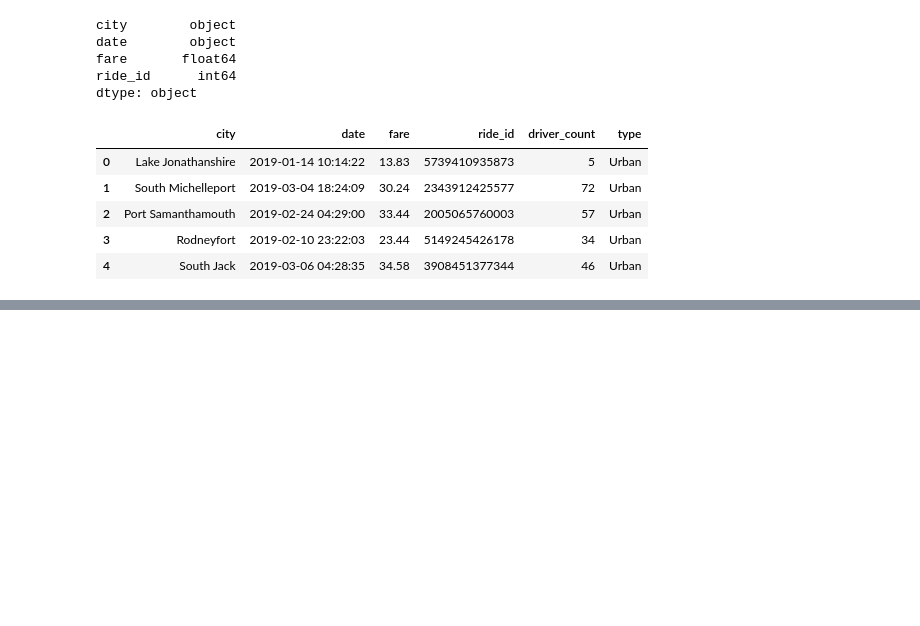
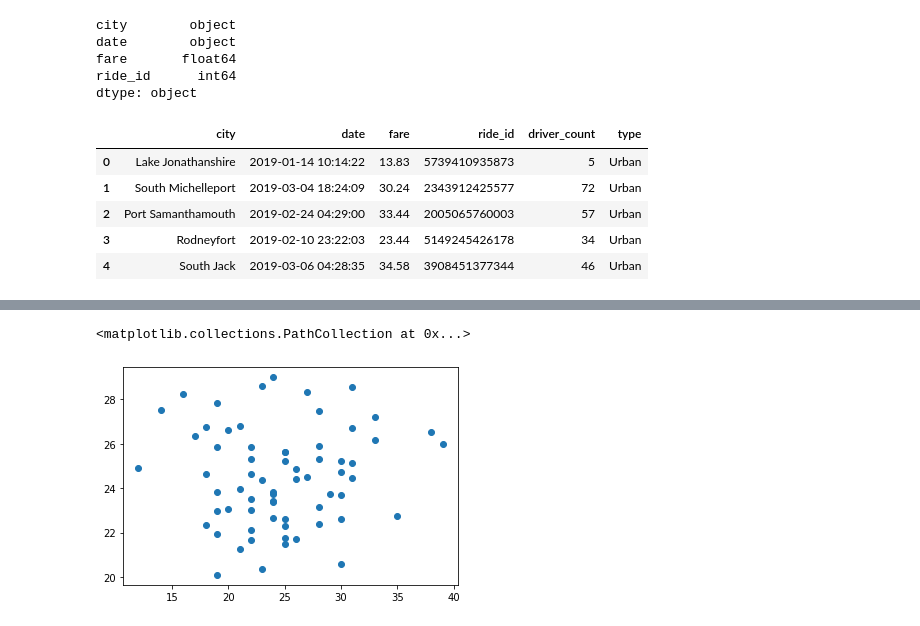
Before and after one commit to svmanohar/PyBer_Analysis, a Jupyter notebook: PyBer.ipynb, the cells around one changed output, grey strips where cells are left out. Saved outputs shown, nothing was run; the diff lists cells and outputs as text; code cells hidden in the pictures; blank space fills up the shorter version.

Commit message:
Added bubble plot and output

```diff
--- a/PyBer.ipynb
+++ b/PyBer.ipynb
@@ -143,3 +143,20 @@ pyber_data_df.head()
 | 2 | Port Samanthamouth | 2019-02-24 04:29:00 | 33.44 | 2005065760003 | 57 | Urban |
 | 3 | Rodneyfort | 2019-02-10 23:22:03 | 23.44 | 5149245426178 | 34 | Urban |
 | 4 | South Jack | 2019-03-06 04:28:35 | 34.58 | 3908451377344 | 46 | Urban |
+# %%
+# Creating a bubble chart plotting total number of rides (per city) against the average fare, with driver count per city reflected in bubble size
+
+# To do this, we need to find the following metrics:
+    # 1. Avg fare for each city
+    # 2. Total number of rides for each city type
+    # 3. Size of marker/bubble correspond to # of drivers in city
+
+# Since we're working with three city types (urban, suburban, rural), it would be efficient to split our dataframe into three sub dataframes to run analyses on
+
+# Create the Urban city DataFrame.
+urban_cities_df = pyber_data_df[pyber_data_df["type"] == "Urban"]
+
+# Create the Suburban and Rural city DataFrames.
+suburban_cities_df = pyber_data_df[pyber_data_df["type"] == "Suburban"]
+rural_cities_df = pyber_data_df[pyber_data_df["type"] == "Rural"]
+rural_cities_df.head()
@@ -145,0 +170,7 @@ pyber_data_df.head()
+# %%
+# To find the # of rides per city (X-axis), we need to use a function to count the # of each city
+
+# We can use the groupby() function to set the index to the city and the ride_id to be the count() of ride_ids associated
+# Remember to use groupby() we should also use a mathematical function; otherwise this will just return groupby object
+urban_ride_count = urban_cities_df.groupby(["city"]).count()["ride_id"]
+urban_ride_count.head()
@@ -145,0 +190,4 @@ pyber_data_df.head()
+# %%
+# Get average fare for each city in the urban cities.
+urban_avg_fare = urban_cities_df.groupby(["city"]).mean()["fare"]
+urban_avg_fare.head()
@@ -145,0 +215,12 @@ pyber_data_df.head()
+# %%
+# Assembling the Bubble Chart (Matlab method) ------------
+
+# x-axis: # of rides for each city
+# y-axis: average fare for each city
+# marker size: average # drivers in each city
+
+# Create our Urban Cities plot:
+plt.scatter(urban_ride_count, urban_avg_fare)
+# %% [output]
+<matplotlib.collections.PathCollection at 0x...>
+[figure, added]
```
Also changed, not shown: parts of 11 cells of this notebook, 1 other file.
